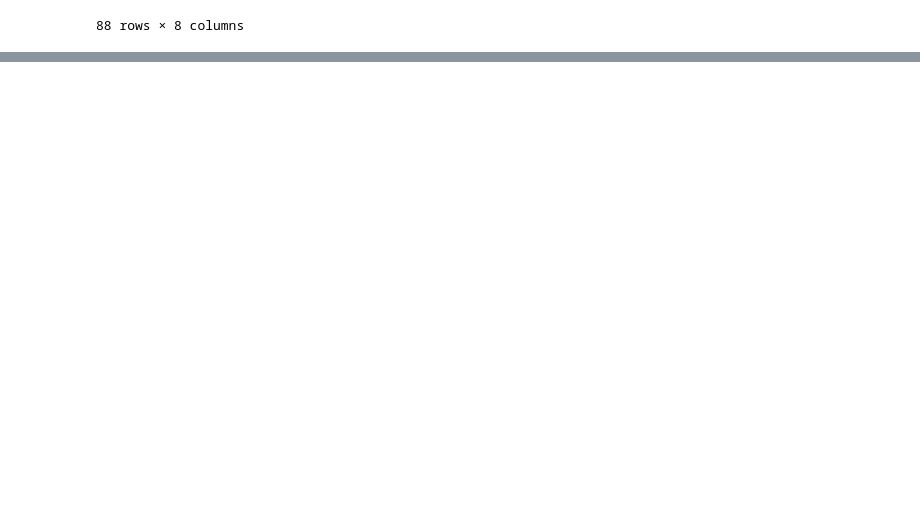
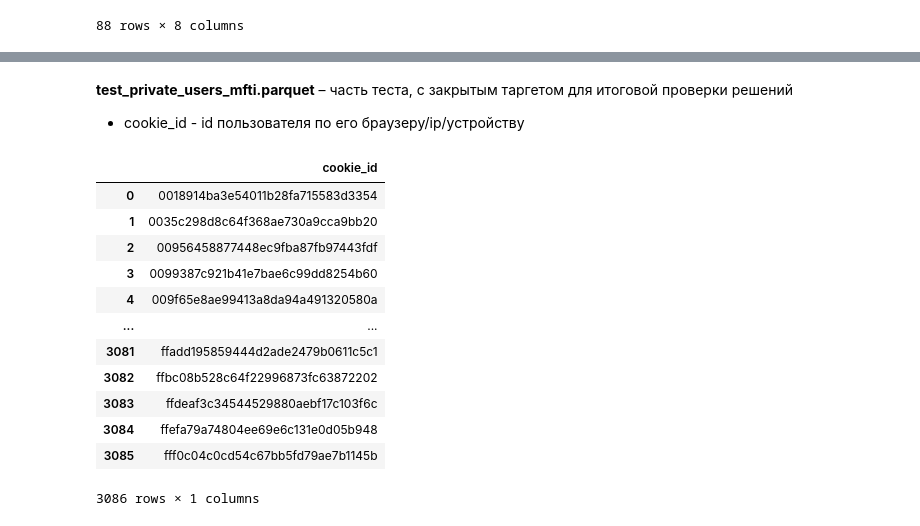
Before and after one commit to YurezSml/Hakaton2022, a Jupyter notebook: DataProcessing.ipynb, the cells around one changed output, grey strips where cells are left out. Saved outputs shown, nothing was run; the diff lists cells and outputs as text; code cells hidden in the pictures; blank space fills up the shorter version.

```diff
--- a/DataProcessing.ipynb
+++ b/DataProcessing.ipynb
@@ -215,0 +305,21 @@ train_mfti_df_up.to_parquet(f"{data_folder}/Processed_dataset.parquet",compressi
+# %% [markdown]
+**test_private_users_mfti.parquet** – часть теста, с закрытым таргетом для итоговой проверки решений
+
+* cookie_id - id пользователя по его браузеру/ip/устройству
+# %%
+test_private_users_mfti_df = pd.read_parquet(f"{data_folder}/test_private_users_mfti.parquet", engine='pyarrow')
+test_private_users_mfti_df
+# %% [output]
+|  | cookie_id |
+| 0 | 0018914ba3e54011b28fa715583d3354 |
+| 1 | 0035c298d8c64f368ae730a9cca9bb20 |
+| 2 | 00956458877448ec9fba87fb97443fdf |
+| 3 | 0099387c921b41e7bae6c99dd8254b60 |
+| 4 | 009f65e8ae99413a8da94a491320580a |
+| ... | ... |
+| 3081 | ffadd195859444d2ade2479b0611c5c1 |
+| 3082 | ffbc08b528c64f22996873fc63872202 |
+| 3083 | ffdeaf3c34544529880aebf17c103f6c |
+| 3084 | ffefa79a74804ee69e6c131e0d05b948 |
+| 3085 | fff0c04c0cd54c67bb5fd79ae7b1145b |
+3086 rows × 1 columns
```
Also changed, not shown: parts of 10 cells of this notebook.
